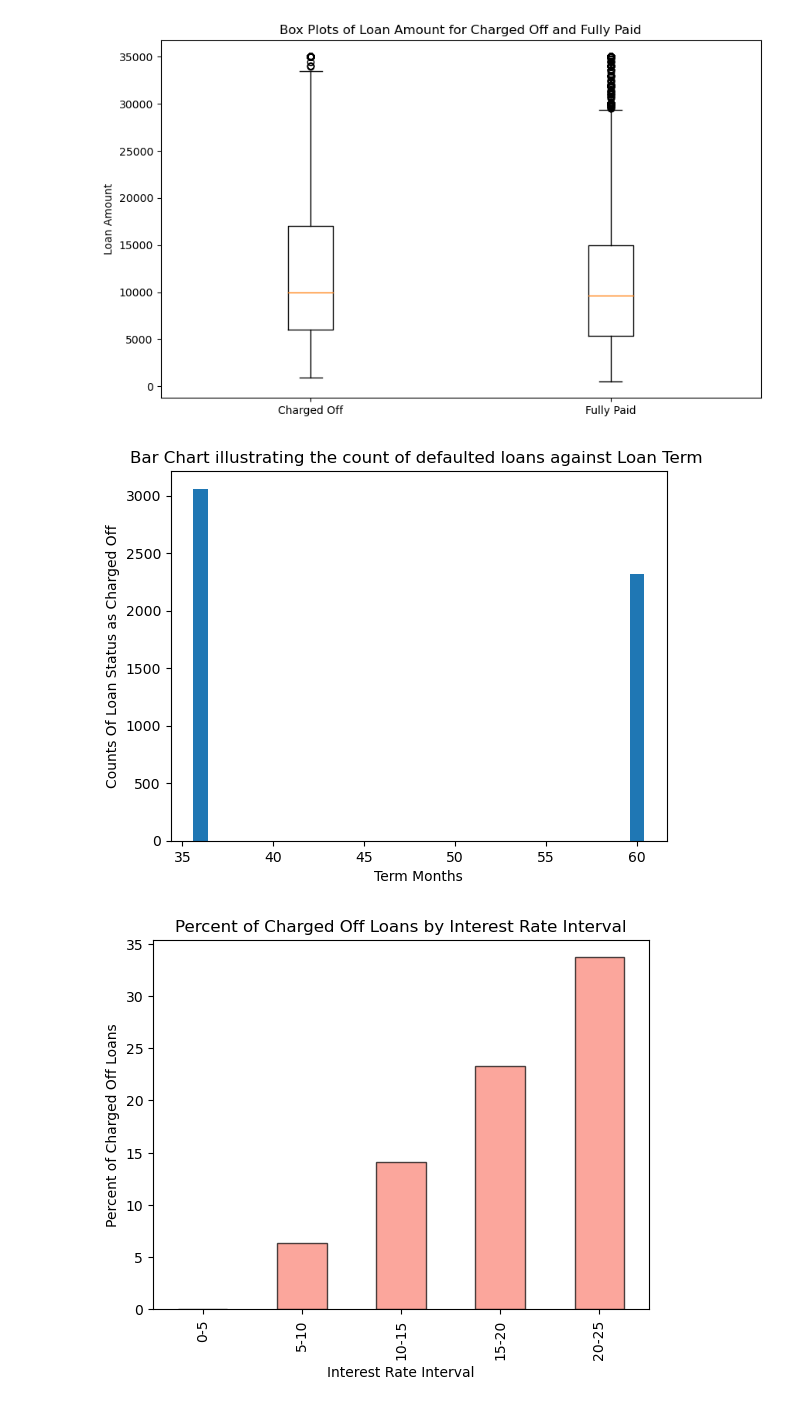
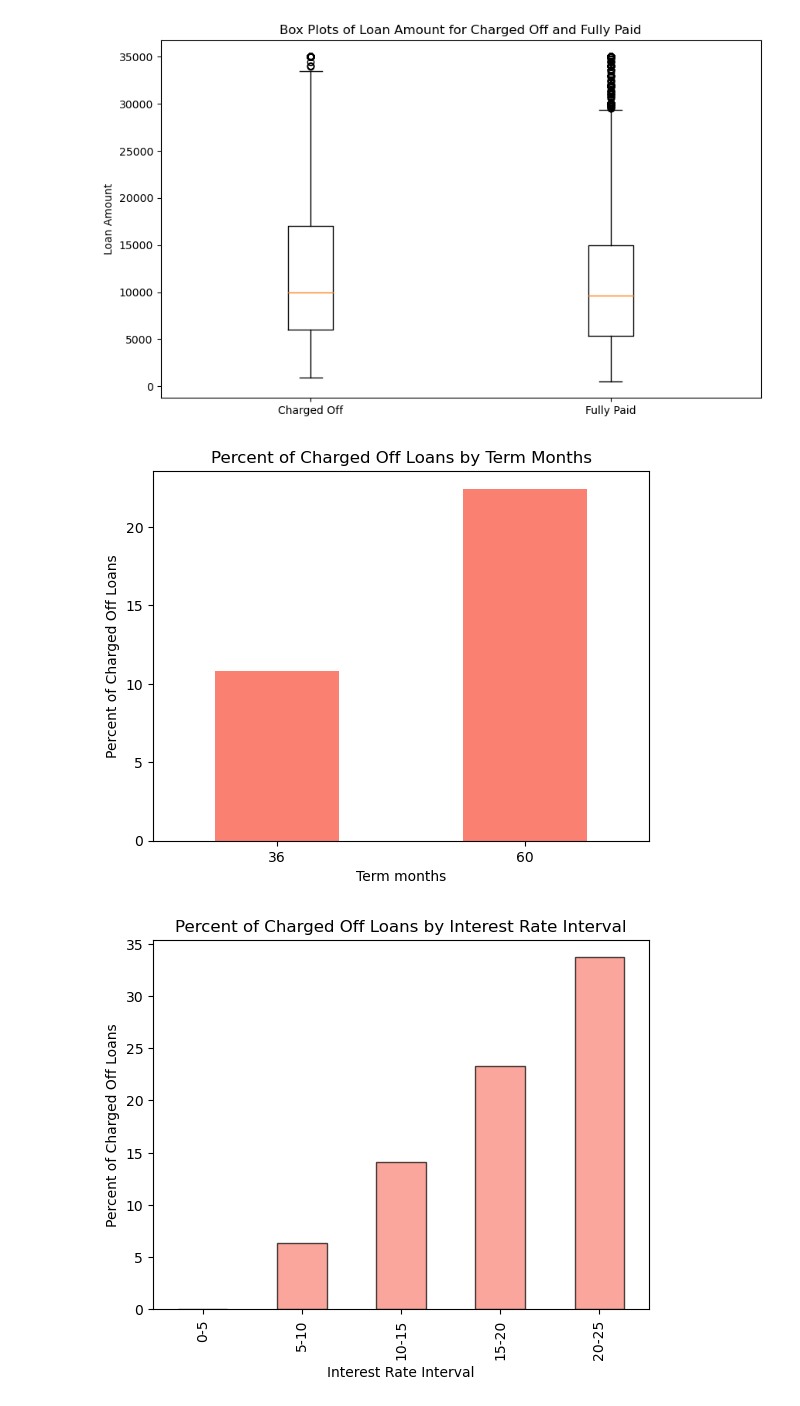
Before and after one commit to ashandish/Lending_Club_Case_Study, a Jupyter notebook: Ashish_Kumar_Sharma.ipynb, the cells around one changed output. Drawn from its saved outputs; the diff is of its cells as text; code cells hidden in the pictures.

Commit message:
Updated logic for term_months as earlier logic only considered the count

```diff
--- a/Ashish_Kumar_Sharma.ipynb
+++ b/Ashish_Kumar_Sharma.ipynb
@@ -266,23 +271,29 @@ plt.show()
 #Conclusion : There is no such strong relation with respect to loan amount for loan defaults
 # %% [output]
 [figure]
-# %%
-#Draw Bar Chart for Loan Term 36 and 60 months with Loan Status as Charged Off
-import pandas as pd
-import matplotlib.pyplot as plt
-
-df2 = pd.read_csv("C:\\Users\\riyan\\Downloads\\Case Study\\loan\\modified6_loan.csv")
-df2_loan_status_charged_off = df2[df2['loan_status']=='Charged Off']
-term_months_counts = df2_loan_status_charged_off['term_months'].value_counts()
-plt.bar(term_months_counts.index, term_months_counts.values)
-plt.xlabel('Term Months')
-plt.ylabel('Counts Of Loan Status as Charged Off')
-plt.title('Bar Chart illustrating the count of defaulted loans against Loan Term ')
-plt.show()
-
-#Conclusion: Loan Status as Charged Off is higher for Loan Term 36 months .
-# %% [output]
-[figure, removed]
+# %%
+#Draw chart illustrating percent of bad loans per term months
+import pandas as pd
+import matplotlib.pyplot as plt
+
+df2 = pd.read_csv("C:\\Users\\riyan\\Downloads\\Case Study\\loan\\modified6_loan.csv")
+
+# Group by 'term_months' and calculate the percentage of Charged Off loans
+charged_off_percent_by_term_months = df2[df2['loan_status'] == 'Charged Off'].groupby('term_months').size() / df2.groupby('term_months').size() * 100
+
+# Create a bar plot
+charged_off_percent_by_term_months.plot(kind='bar', color='salmon')
+
+# Add labels and title
+plt.xlabel('Term months')
+plt.ylabel('Percent of Charged Off Loans')
+plt.title('Percent of Charged Off Loans by Term Months')
+plt.xticks(rotation='horizontal')
+# Show the plot
+plt.show()
+#Conclusion: Term months is a strong indicator of loan default. 60 months term have higher chances of loan default
+# %% [output]
+[figure, added]
 # %%
 # Analyze the impact of interest rate over Charged Off loans
 import pandas as pd
```
Also changed, not shown: parts of 1 cell of this notebook.
